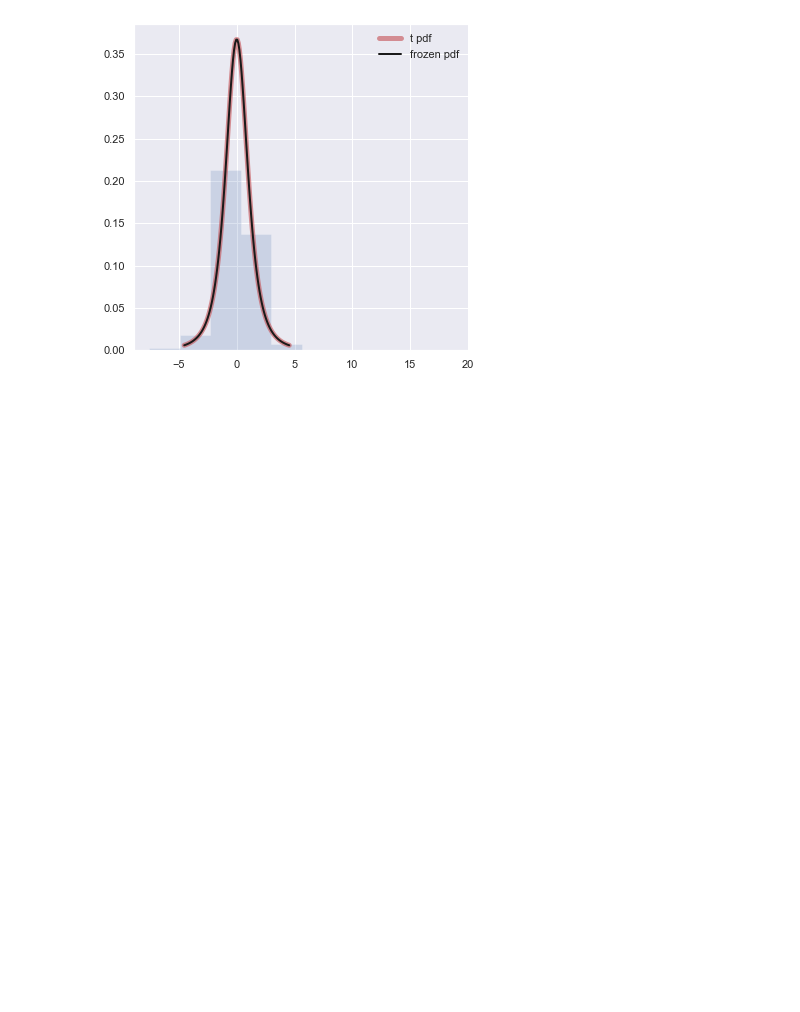
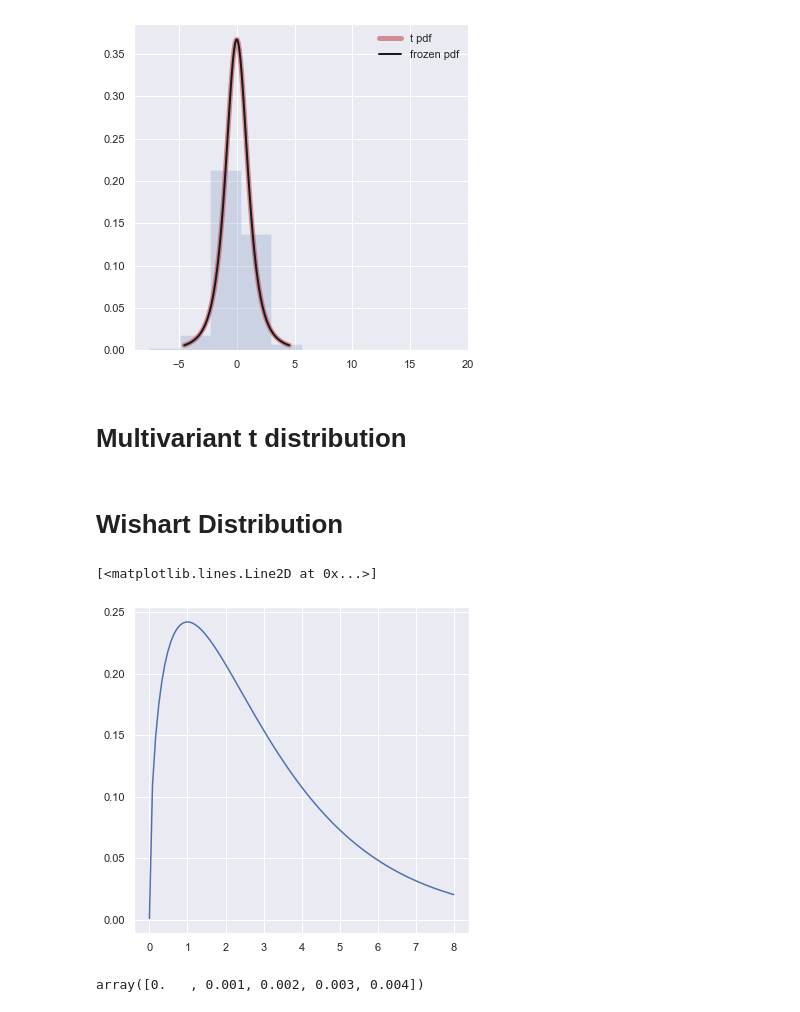
Before and after one commit to hdmcspadden/BayesianML, a Jupyter notebook: Mod0/Distributions.ipynb, the cells around one changed output. Drawn from its saved outputs; the diff is of its cells as text; code cells hidden in the pictures; blank space fills up the shorter version.

```diff
--- a/Mod0/Distributions.ipynb
+++ b/Mod0/Distributions.ipynb
@@ -224,3 +247,5 @@ ax.legend(loc='best', frameon=False)
 plt.show()
 # %% [output]
 [figure]
+# %% [markdown]
+# Multivariant t distribution
@@ -226,0 +282,18 @@ plt.show()
+# %% [markdown]
+# Wishart Distribution
+# %%
+import matplotlib.pyplot as plt
+from scipy.stats import wishart, chi2
+x = np.linspace(1e-5, 8, 100)
+w = wishart.pdf(x, df=3, scale=1)
+c = chi2.pdf(x, 3)
+plt.plot(x, w)
+# %% [output]
+[<matplotlib.lines.Line2D at 0x...>]
+[figure, added]
+# %%
+x = np.linspace(0,1,1001)
+x.size
+x[0:5]
+# %% [output]
+array([0.   , 0.001, 0.002, 0.003, 0.004])
```
Also changed, not shown: parts of 4 cells of this notebook, 14 other files.
